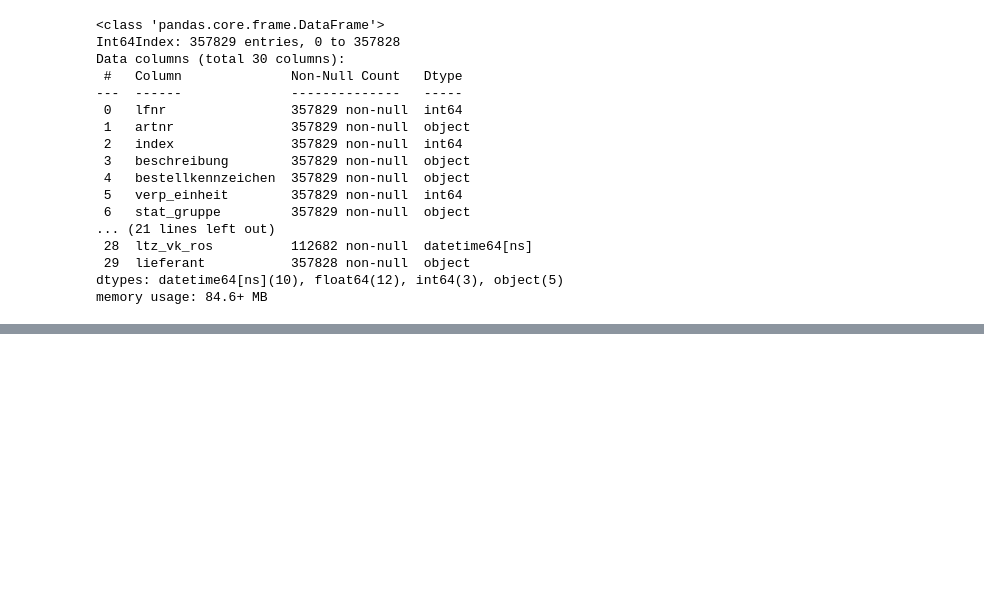
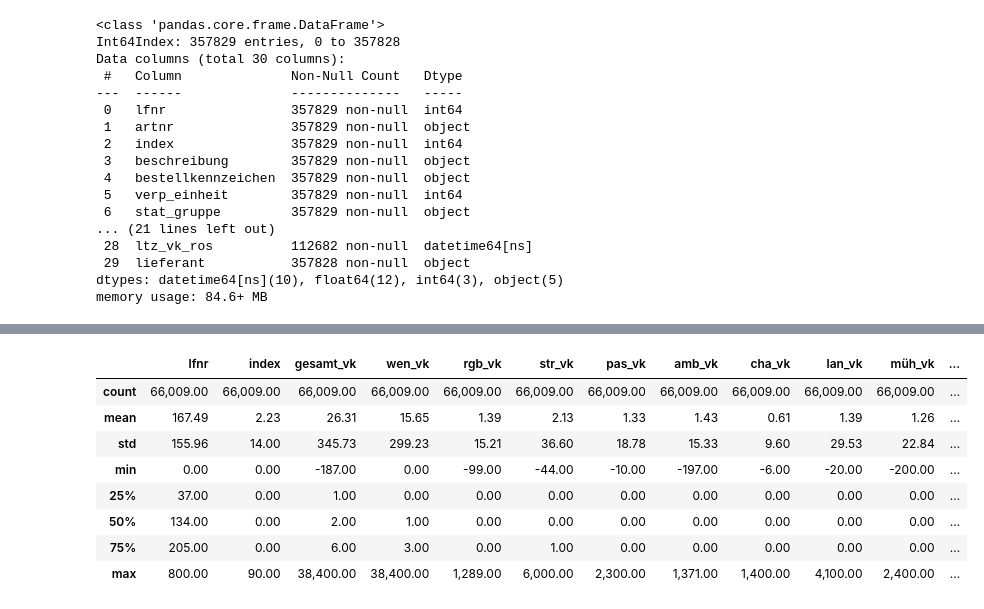
Before and after one commit to capstone-kueblbeck/capstone-kueblbeck, a Jupyter notebook: coding/data_cleaning.ipynb, the cells around one changed output, grey strips where cells are left out. Cells and saved outputs as stored; diff of their text form; code cells hidden in the pictures; blank space fills up the shorter version.

```diff
--- a/coding/data_cleaning.ipynb
+++ b/coding/data_cleaning.ipynb
@@ -335,4 +320,17 @@ df_master.describe()
 | 50% | 110.00 | 0.00 | 1.00 | 26.30 | 0.00 | 0.00 | 0.00 | 0.00 | ... |
 | 75% | 182.00 | 0.00 | 1.00 | 64.09 | 0.00 | 0.00 | 0.00 | 0.00 | ... |
 | max | 990.00 | 400.00 | 5,000.00 | 14,214.00 | 52,098.03 | 15,835.00 | 14,741.00 | 1,900.00 | ... |
+# %%
+df_verkaeufe = df_verkaeufe.fillna(0)
+df_verkaeufe.describe()
+# %% [output]
+|  | lfnr | index | gesamt_vk | wen_vk | rgb_vk | str_vk | pas_vk | amb_vk | cha_vk | lan_vk | müh_vk | ... |
+| count | 66,009.00 | 66,009.00 | 66,009.00 | 66,009.00 | 66,009.00 | 66,009.00 | 66,009.00 | 66,009.00 | 66,009.00 | 66,009.00 | 66,009.00 | ... |
+| mean | 167.49 | 2.23 | 26.31 | 15.65 | 1.39 | 2.13 | 1.33 | 1.43 | 0.61 | 1.39 | 1.26 | ... |
+| std | 155.96 | 14.00 | 345.73 | 299.23 | 15.21 | 36.60 | 18.78 | 15.33 | 9.60 | 29.53 | 22.84 | ... |
+| min | 0.00 | 0.00 | -187.00 | 0.00 | -99.00 | -44.00 | -10.00 | -197.00 | -6.00 | -20.00 | -200.00 | ... |
+| 25% | 37.00 | 0.00 | 1.00 | 0.00 | 0.00 | 0.00 | 0.00 | 0.00 | 0.00 | 0.00 | 0.00 | ... |
+| 50% | 134.00 | 0.00 | 2.00 | 1.00 | 0.00 | 0.00 | 0.00 | 0.00 | 0.00 | 0.00 | 0.00 | ... |
+| 75% | 205.00 | 0.00 | 6.00 | 3.00 | 0.00 | 1.00 | 0.00 | 0.00 | 0.00 | 0.00 | 0.00 | ... |
+| max | 800.00 | 90.00 | 38,400.00 | 38,400.00 | 1,289.00 | 6,000.00 | 2,300.00 | 1,371.00 | 1,400.00 | 4,100.00 | 2,400.00 | ... |
 # %%
```
Also changed, not shown: parts of 11 cells of this notebook, 2 other files.
